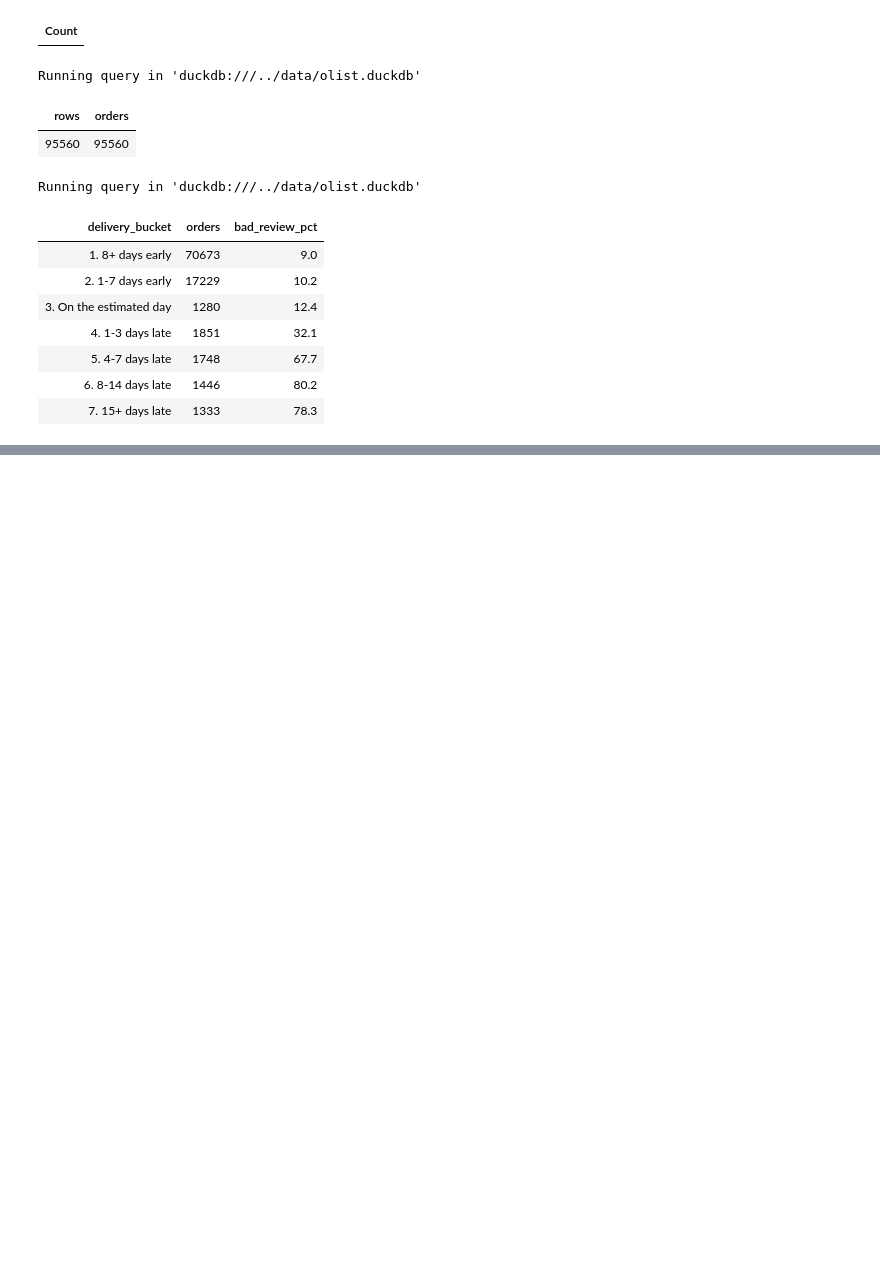
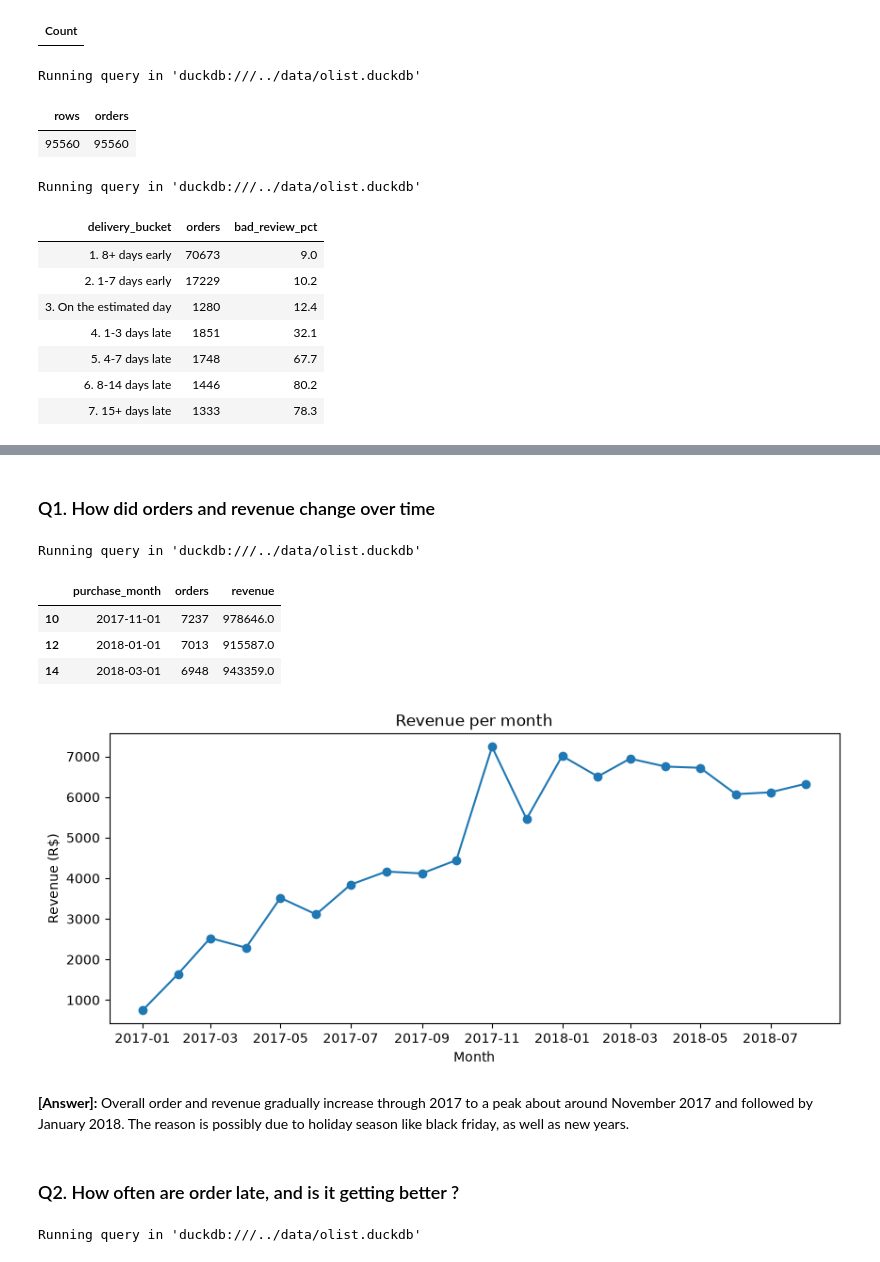
Before and after one commit to harry-chhorn/olist-customer-experience, a Jupyter notebook: notebooks/03_eda.ipynb, the cells around one changed output, grey strips where cells are left out. Drawn from its saved outputs; the diff is of its cells as text; code cells hidden in the pictures; blank space fills up the shorter version.

```diff
--- a/notebooks/03_eda.ipynb
+++ b/notebooks/03_eda.ipynb
@@ -93,0 +105,46 @@ Running query in 'duckdb:///../data/olist.duckdb'
+# %% [markdown]
+### Q1. How did orders and revenue change over time
+# %%
+%%sql monthly <<
+
+SELECT
+    purchase_month,
+    COUNT(*)               AS orders,
+    ROUND(SUM(revenue), 0) AS revenue
+FROM orders_enriched
+GROUP BY purchase_month
+ORDER BY purchase_month
+# %% [output]
+Running query in 'duckdb:///../data/olist.duckdb'
+# %%
+df = monthly.DataFrame()
+
+fig, ax = plt.subplots(figsize=(10, 4))
+ax.plot(df["purchase_month"], df["orders"], marker="o")
+ax.set_title("Revenue per month")
+ax.set_xlabel("Month")
+ax.set_ylabel("Revenue (R$)")
+fig.savefig("../images/01_revenue_by_month.png", dpi=150, bbox_inches = "tight")
+df.sort_values("orders", ascending=False).head(3)
+# %% [output]
+|  | purchase_month | orders | revenue |
+| 10 | 2017-11-01 | 7237 | 978646.0 |
+| 12 | 2018-01-01 | 7013 | 915587.0 |
+| 14 | 2018-03-01 | 6948 | 943359.0 |
+[figure, added]
+# %% [markdown]
+**[Answer]:** Overall order and revenue gradually increase through 2017 to a peak about around November 2017 and followed by January 2018. The reason is possibly due to holiday season like black friday, as well as new years.
+# %% [markdown]
+### Q2. How often are order late, and is it getting better ?
+# %%
+%%sql monthly_2 <<
+
+SELECT
+    purchase_month,
+    COUNT(*)                          AS orders,
+    ROUND(100 * AVG(is_late::INT), 1) AS late_pct
+FROM orders_enriched
+GROUP BY purchase_month
+ORDER BY purchase_month
+# %% [output]
+Running query in 'duckdb:///../data/olist.duckdb'
```
Also changed, not shown: parts of 8 cells of this notebook, 4 other files.
